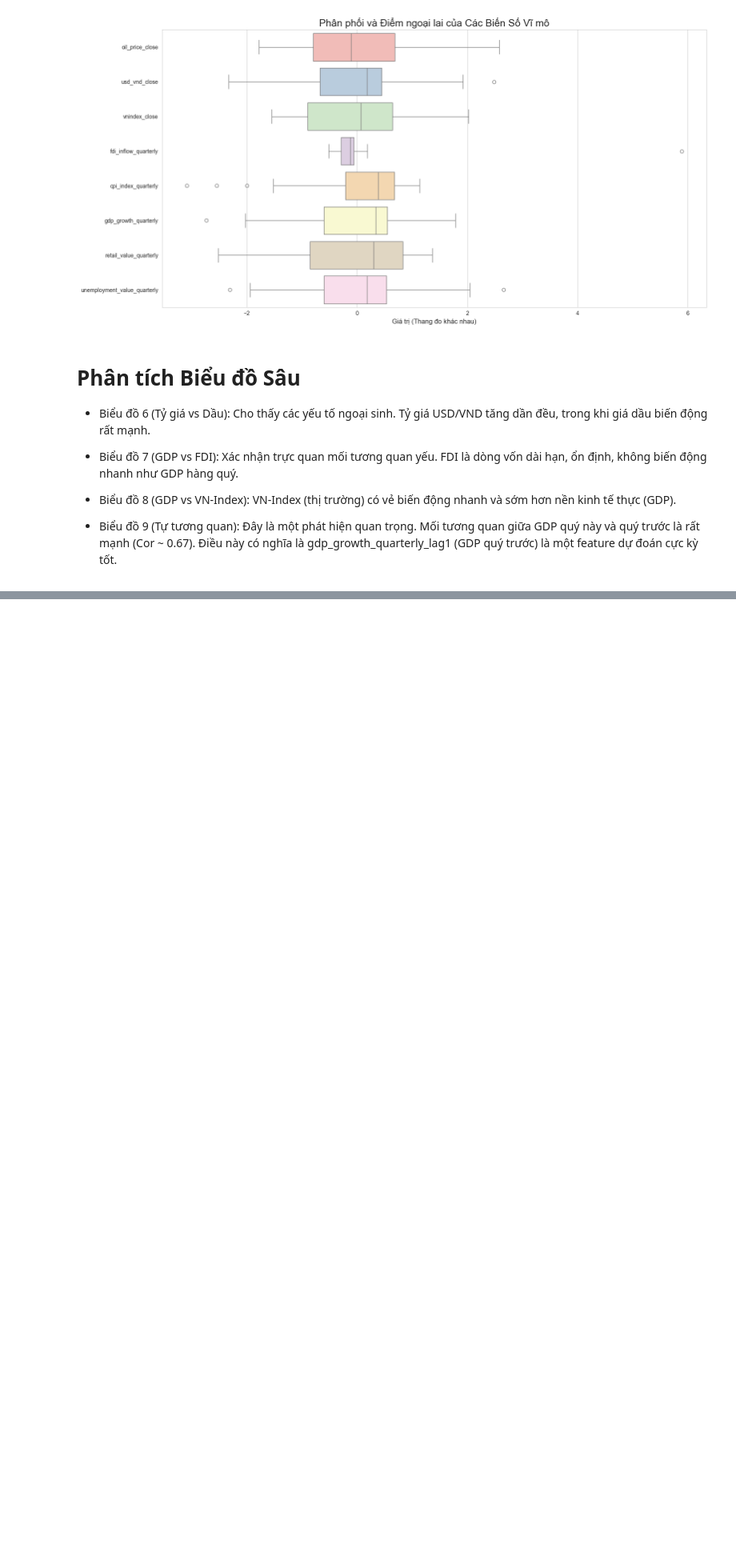
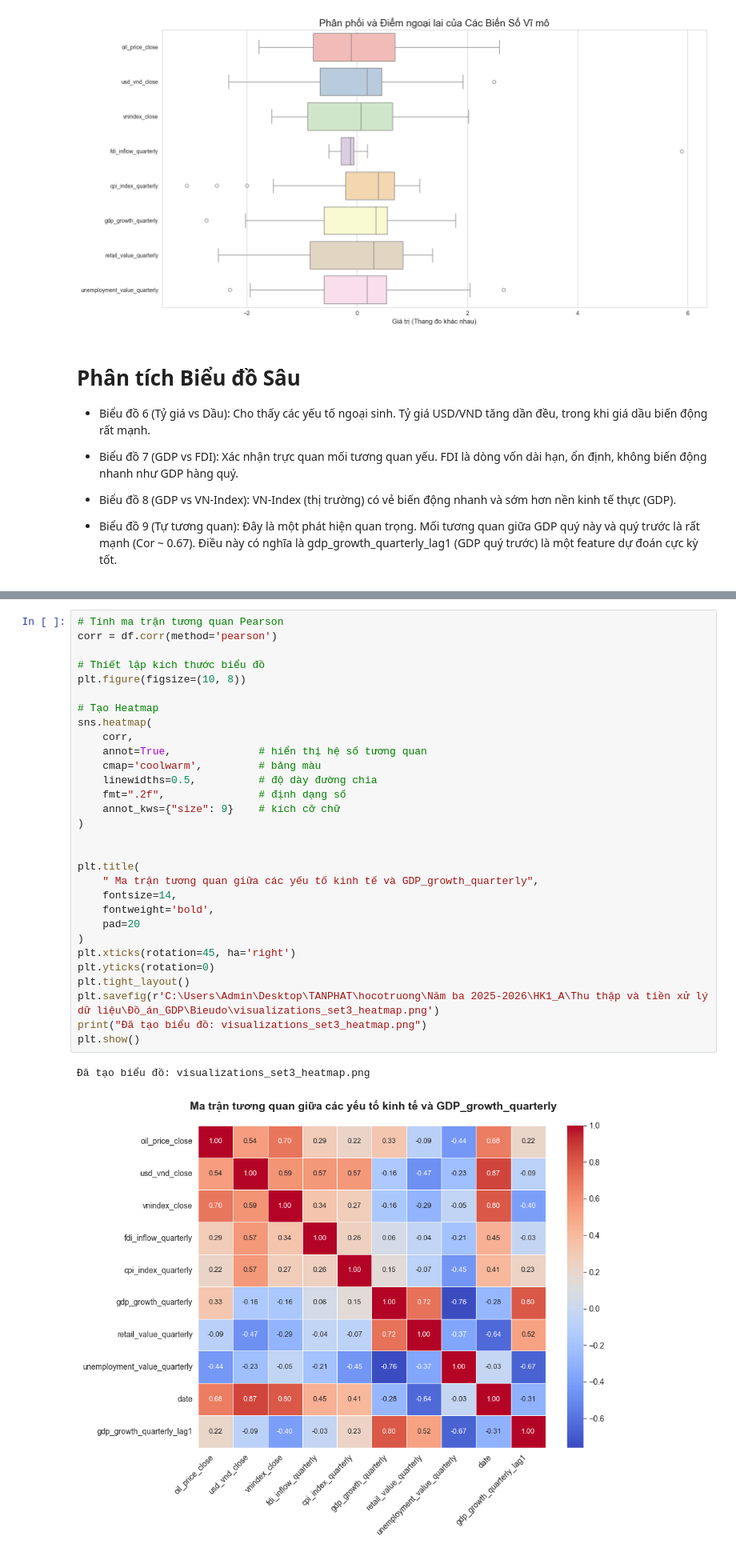
Before and after one commit to lamphat344961-alt/--_-n_GDP, a Jupyter notebook: notebooks/visualization_final.ipynb, the cells around one changed output, grey strips where cells are left out. Shown at 80% size. Cells and saved outputs as stored; diff of their text form; blank space fills up the shorter version.

```diff
--- a/notebooks/visualization_final.ipynb
+++ b/notebooks/visualization_final.ipynb
@@ -299,0 +294,33 @@ print("Đã tạo biểu đồ: visualization_set3_pairplot.png")
+# %%
+# Tính ma trận tương quan Pearson
+corr = df.corr(method='pearson')
+
+# Thiết lập kích thước biểu đồ
+plt.figure(figsize=(10, 8))
+
+# Tạo Heatmap
+sns.heatmap(
+    corr,
+    annot=True,              # hiển thị hệ số tương quan
+    cmap='coolwarm',         # bảng màu
+    linewidths=0.5,          # độ dày đường chia
+    fmt=".2f",               # định dạng số
+    annot_kws={"size": 9}    # kích cỡ chữ
+)
+
+
+plt.title(
+    " Ma trận tương quan giữa các yếu tố kinh tế và GDP_growth_quarterly",
+    fontsize=14,
+    fontweight='bold',
+    pad=20
+)
+plt.xticks(rotation=45, ha='right')
+plt.yticks(rotation=0)
+plt.tight_layout()
+plt.savefig(r'C:\Users\Admin\Desktop\TANPHAT\hocotruong\Năm ba 2025-2026\HK1_A\Thu thập và tiền xử lý dữ liệu\Đồ_án_GDP\Bieudo\visualizations_set3_heatmap.png')
+print("Đã tạo biểu đồ: visualizations_set3_heatmap.png")
+plt.show()
+# %% [output]
+Đã tạo biểu đồ: visualizations_set3_heatmap.png
+[figure, added]
```
Also changed, not shown: parts of 2 cells of this notebook, 25 other files.
